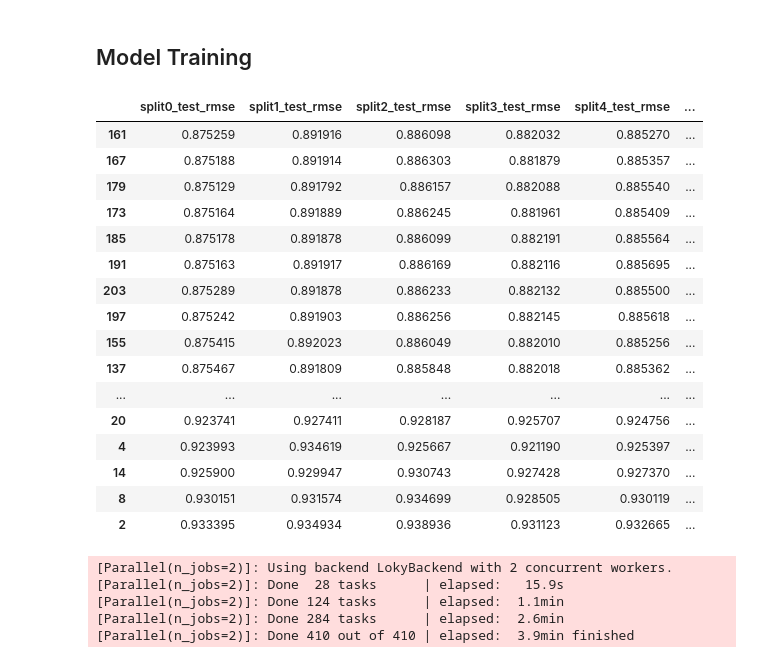
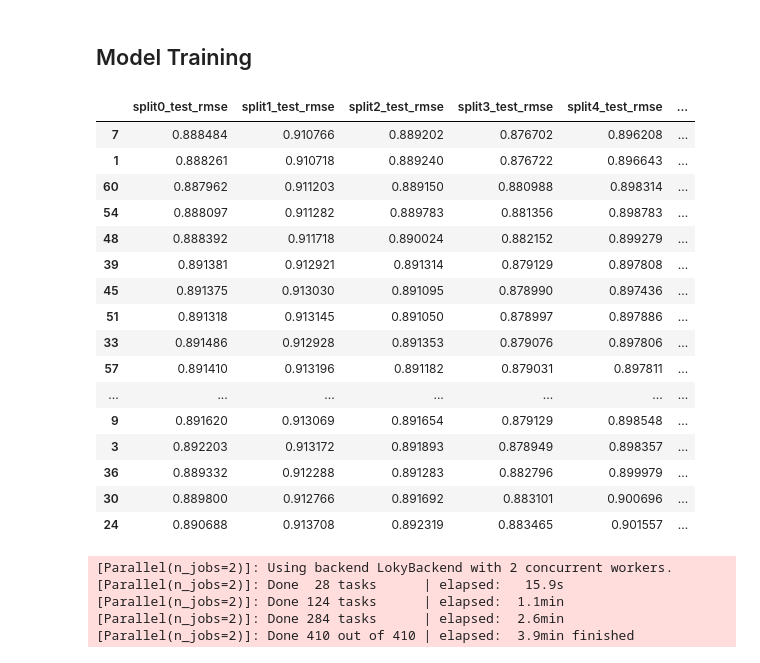
Before and after one commit to Pinminh/movielens-recommender, a Jupyter notebook: notebooks/knn_zscore.ipynb, the cells around one changed output. Cells and saved outputs as stored; diff of their text form; code cells hidden in the pictures.

Commit message:
fix(nb): sort and limit cv ranking results

```diff
--- a/notebooks/knn_zscore.ipynb
+++ b/notebooks/knn_zscore.ipynb
@@ -42,29 +42,29 @@ pd.set_option('display.expand_frame_repr', False)
 # %%
 gs = load_gscv("gs_knn_zscore")
 
 gs_df = pd.DataFrame(gs.cv_results)
 
 abbr_gs_df = gs_df.drop(columns=["mean_fit_time", "std_fit_time", "mean_test_time", "std_test_time", "params"])
 
-abbr_gs_df.sort_values(by="rank_test_rmse", ascending=True, inplace=False)[0:10]
+abbr_gs_df.sort_values(by="rank_test_rmse", ascending=True, inplace=False)[20:40]
 # %% [output]
 |  | split0_test_rmse | split1_test_rmse | split2_test_rmse | split3_test_rmse | split4_test_rmse | ... |
-| 161 | 0.875259 | 0.891916 | 0.886098 | 0.882032 | 0.885270 | ... |
-| 167 | 0.875188 | 0.891914 | 0.886303 | 0.881879 | 0.885357 | ... |
-| 179 | 0.875129 | 0.891792 | 0.886157 | 0.882088 | 0.885540 | ... |
-| 173 | 0.875164 | 0.891889 | 0.886245 | 0.881961 | 0.885409 | ... |
-| 185 | 0.875178 | 0.891878 | 0.886099 | 0.882191 | 0.885564 | ... |
-| 191 | 0.875163 | 0.891917 | 0.886169 | 0.882116 | 0.885695 | ... |
-| 203 | 0.875289 | 0.891878 | 0.886233 | 0.882132 | 0.885500 | ... |
-| 197 | 0.875242 | 0.891903 | 0.886256 | 0.882145 | 0.885618 | ... |
-| 155 | 0.875415 | 0.892023 | 0.886049 | 0.882010 | 0.885256 | ... |
-| 137 | 0.875467 | 0.891809 | 0.885848 | 0.882018 | 0.885362 | ... |
+| 7 | 0.888484 | 0.910766 | 0.889202 | 0.876702 | 0.896208 | ... |
+| 1 | 0.888261 | 0.910718 | 0.889240 | 0.876722 | 0.896643 | ... |
+| 60 | 0.887962 | 0.911203 | 0.889150 | 0.880988 | 0.898314 | ... |
+| 54 | 0.888097 | 0.911282 | 0.889783 | 0.881356 | 0.898783 | ... |
+| 48 | 0.888392 | 0.911718 | 0.890024 | 0.882152 | 0.899279 | ... |
+| 39 | 0.891381 | 0.912921 | 0.891314 | 0.879129 | 0.897808 | ... |
+| 45 | 0.891375 | 0.913030 | 0.891095 | 0.878990 | 0.897436 | ... |
+| 51 | 0.891318 | 0.913145 | 0.891050 | 0.878997 | 0.897886 | ... |
+| 33 | 0.891486 | 0.912928 | 0.891353 | 0.879076 | 0.897806 | ... |
+| 57 | 0.891410 | 0.913196 | 0.891182 | 0.879031 | 0.897811 | ... |
 | ... | ... | ... | ... | ... | ... | ... |
-| 20 | 0.923741 | 0.927411 | 0.928187 | 0.925707 | 0.924756 | ... |
-| 4 | 0.923993 | 0.934619 | 0.925667 | 0.921190 | 0.925397 | ... |
-| 14 | 0.925900 | 0.929947 | 0.930743 | 0.927428 | 0.927370 | ... |
-| 8 | 0.930151 | 0.931574 | 0.934699 | 0.928505 | 0.930119 | ... |
-| 2 | 0.933395 | 0.934934 | 0.938936 | 0.931123 | 0.932665 | ... |
+| 9 | 0.891620 | 0.913069 | 0.891654 | 0.879129 | 0.898548 | ... |
+| 3 | 0.892203 | 0.913172 | 0.891893 | 0.878949 | 0.898357 | ... |
+| 36 | 0.889332 | 0.912288 | 0.891283 | 0.882796 | 0.899979 | ... |
+| 30 | 0.889800 | 0.912766 | 0.891692 | 0.883101 | 0.900696 | ... |
+| 24 | 0.890688 | 0.913708 | 0.892319 | 0.883465 | 0.901557 | ... |
 # %%
 %run ../core/gs_knn_zscore_user_pearson.py
 # %% [output]
```
Also changed, not shown: parts of 1 cell of this notebook, 3 other files.
